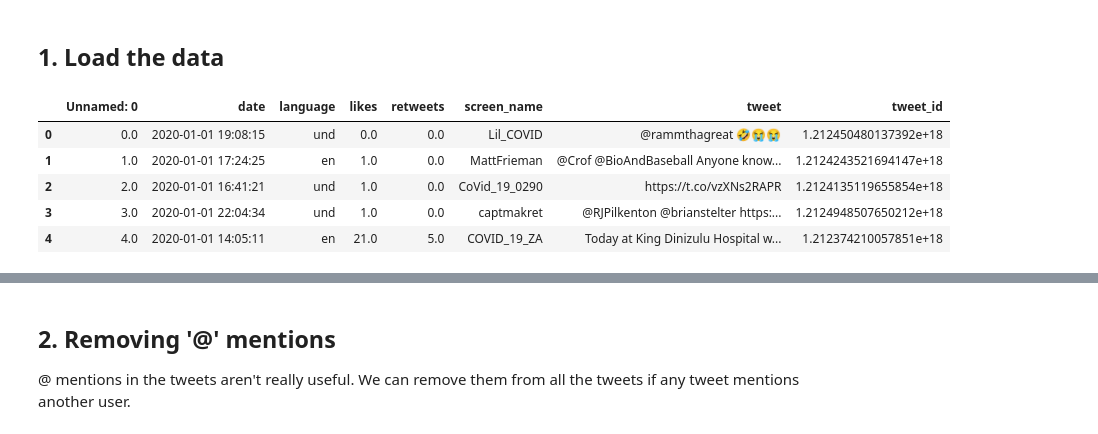
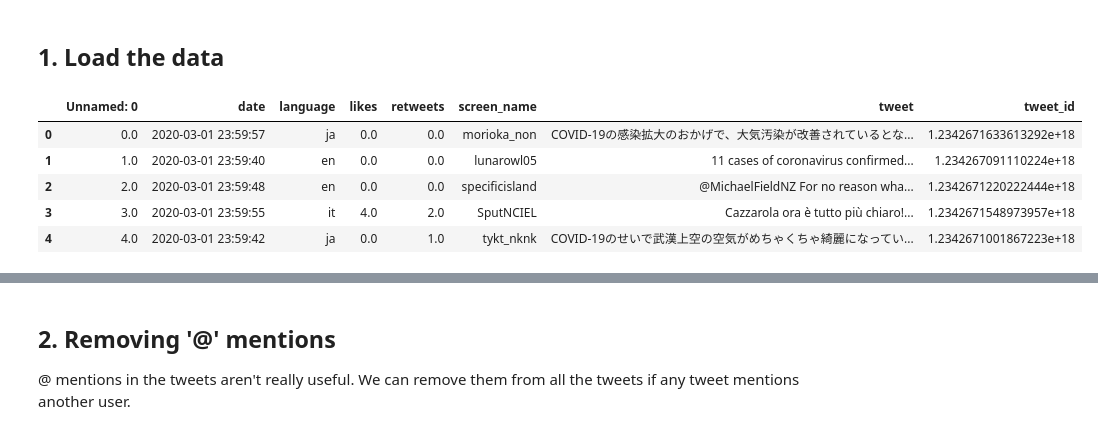
Before and after one commit to archity/covid-twitter-trends, a Jupyter notebook: 2-Exploratory-Data-Analysis.ipynb, the cells around one changed output, grey strips where cells are left out. Cells and saved outputs as stored; diff of their text form; code cells hidden in the pictures.

```diff
--- a/2-Exploratory-Data-Analysis.ipynb
+++ b/2-Exploratory-Data-Analysis.ipynb
@@ -5,16 +5,17 @@
 # %%
 import string
 import pandas as pd
+month = "3-Mar"
 
-table_df = pd.read_csv('data/1-JanTweets.csv')
+table_df = pd.read_csv('data/' + month + 'Tweets.csv')
 table_df.head()
 # %% [output]
 |  | Unnamed: 0 | date | language | likes | retweets | screen_name | tweet | tweet_id |
-| 0 | 0.0 | 2020-01-01 19:08:15 | und | 0.0 | 0.0 | Lil_COVID | @rammthagreat 🤣😭😭 | 1.212450480137392e+18 |
-| 1 | 1.0 | 2020-01-01 17:24:25 | en | 1.0 | 0.0 | MattFrieman | @Crof @BioAndBaseball Anyone know... | 1.2124243521694147e+18 |
-| 2 | 2.0 | 2020-01-01 16:41:21 | und | 1.0 | 0.0 | CoVid_19_0290 | https://t.co/vzXNs2RAPR | 1.2124135119655854e+18 |
-| 3 | 3.0 | 2020-01-01 22:04:34 | und | 1.0 | 0.0 | captmakret | @RJPilkenton @brianstelter https:... | 1.2124948507650212e+18 |
-| 4 | 4.0 | 2020-01-01 14:05:11 | en | 21.0 | 5.0 | COVID_19_ZA | Today at King Dinizulu Hospital w... | 1.212374210057851e+18 |
+| 0 | 0.0 | 2020-03-01 23:59:57 | ja | 0.0 | 0.0 | morioka_non | COVID-19の感染拡大のおかげで、大気汚染が改善されているとな... | 1.2342671633613292e+18 |
+| 1 | 1.0 | 2020-03-01 23:59:40 | en | 0.0 | 0.0 | lunarowl05 | 11 cases of coronavirus confirmed... | 1.234267091110224e+18 |
+| 2 | 2.0 | 2020-03-01 23:59:48 | en | 0.0 | 0.0 | specificisland | @MichaelFieldNZ For no reason wha... | 1.2342671220222444e+18 |
+| 3 | 3.0 | 2020-03-01 23:59:55 | it | 4.0 | 2.0 | SputNCIEL | Cazzarola ora è tutto più chiaro!... | 1.2342671548973957e+18 |
+| 4 | 4.0 | 2020-03-01 23:59:42 | ja | 0.0 | 1.0 | tykt_nknk | COVID-19のせいで武漢上空の空気がめちゃくちゃ綺麗になってい... | 1.2342671001867223e+18 |
 # %%
 # Loop through the whole list and remove the coloumn headings,
 # since they repeat after every 100 entries
```
Also changed, not shown: parts of 24 cells of this notebook.
